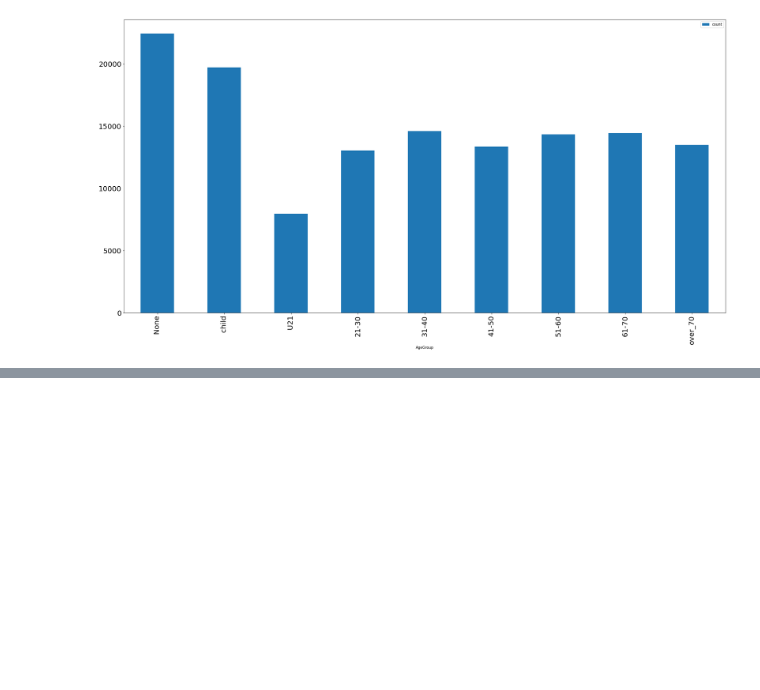
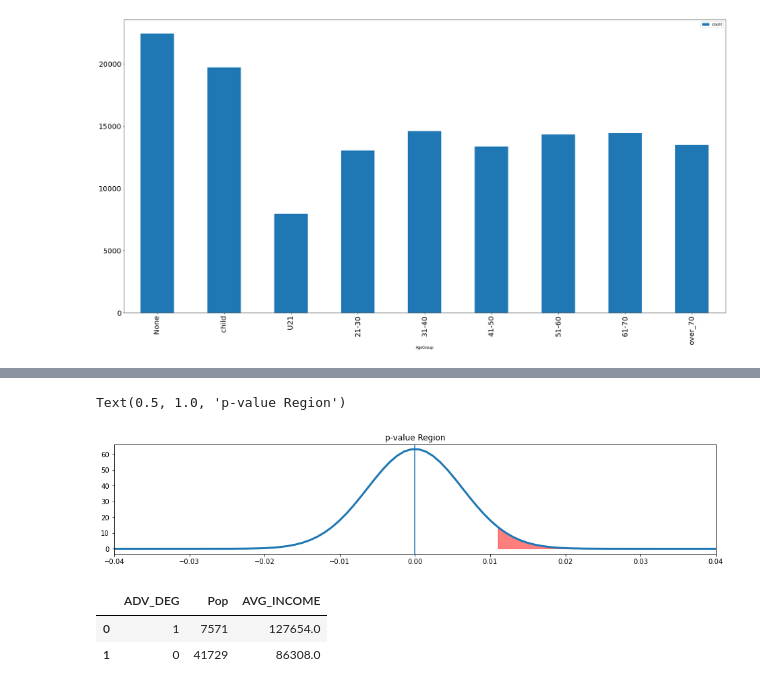
Before and after one commit to arcweld/DSI_Capstone_1, a Jupyter notebook: 3_wed_Cap1.ipynb, the cells around one changed output, grey strips where cells are left out. Cells and saved outputs as stored; diff of their text form; code cells hidden in the pictures; blank space fills up the shorter version.

```diff
--- a/3_wed_Cap1.ipynb
+++ b/3_wed_Cap1.ipynb
@@ -86,0 +169,3 @@ df_hsg = spark.sql(query)
+# %%
+vet_sample_freq = emp_v / n_v
+civ_sample_freq = emp_c / n_c
@@ -86,0 +194,37 @@ df_hsg = spark.sql(query)
+# %%
+fig, ax = plt.subplots(1, figsize=(16, 3))
+
+x = np.linspace(-.04, .2, num=250)
+ax.plot(x, difference_in_proportions.pdf(x), linewidth=3)
+ax.fill_between(x, difference_in_proportions.pdf(x), where=(x >= difference_in_proportions.ppf(0.95)),
+                color="red", alpha=0.5)
+ax.set_xlim(-.04, .04)
+ax.axvline(p_value)
+ax.set_title("p-value Region")
+# %% [output]
+Text(0.5, 1.0, 'p-value Region')
+[figure, added]
+# %%
+query = '''SELECT
+    ADV_DEG ,
+    COUNT(*) as Pop,
+    ROUND(AVG(HHincome)) AS AVG_INCOME
+FROM
+    (SELECT
+    HRHHID ,
+    HHincome ,
+    (CASE WHEN PEEDUCA > 43 THEN 1 ELSE 0 END) AS ADV_DEG
+FROM
+    apr21_df
+WHERE
+    PEMLR = 1)
+GROUP BY
+    ADV_DEG
+'''
+
+tmp_pdf = spark.sql(query).toPandas()
+tmp_pdf
+# %% [output]
+|  | ADV_DEG | Pop | AVG_INCOME |
+| 0 | 1 | 7571 | 127654.0 |
+| 1 | 0 | 41729 | 86308.0 |
```
Also changed, not shown: parts of 18 cells of this notebook, 7 other files.
